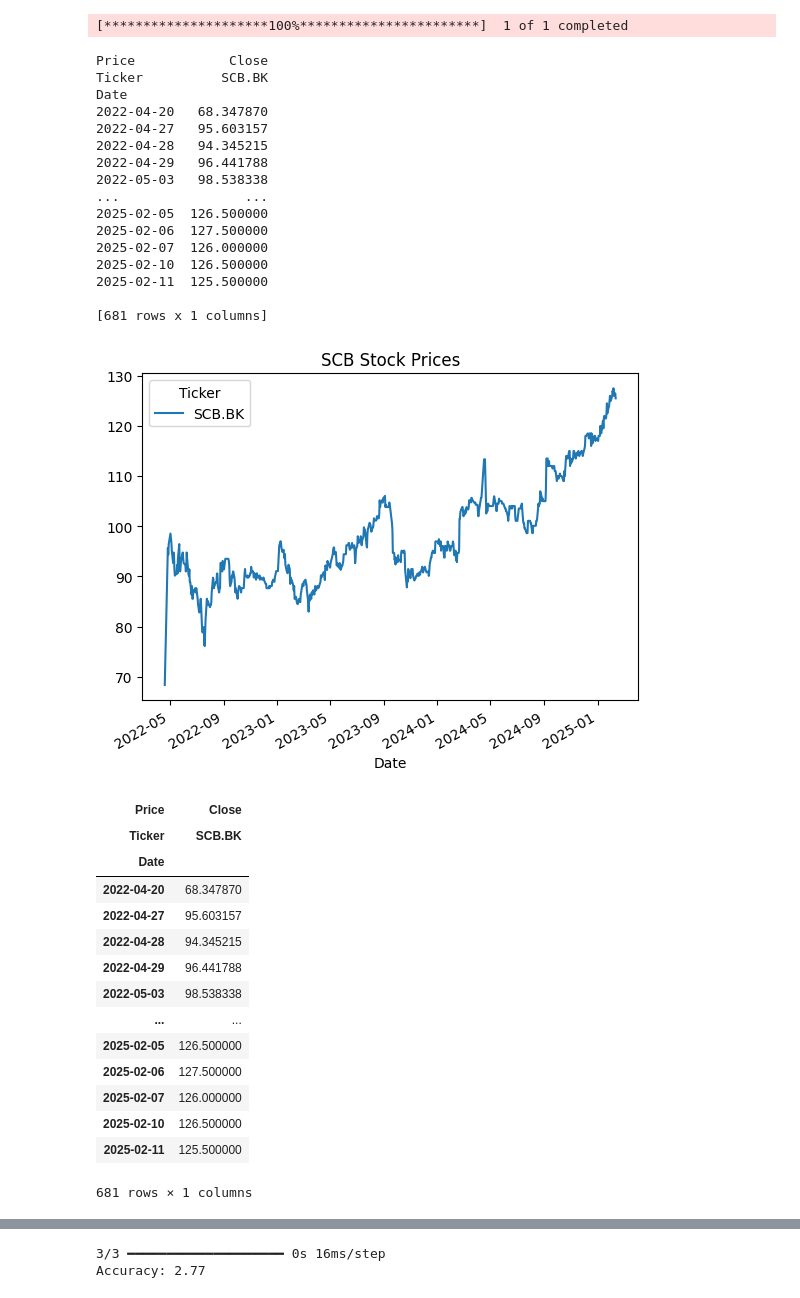
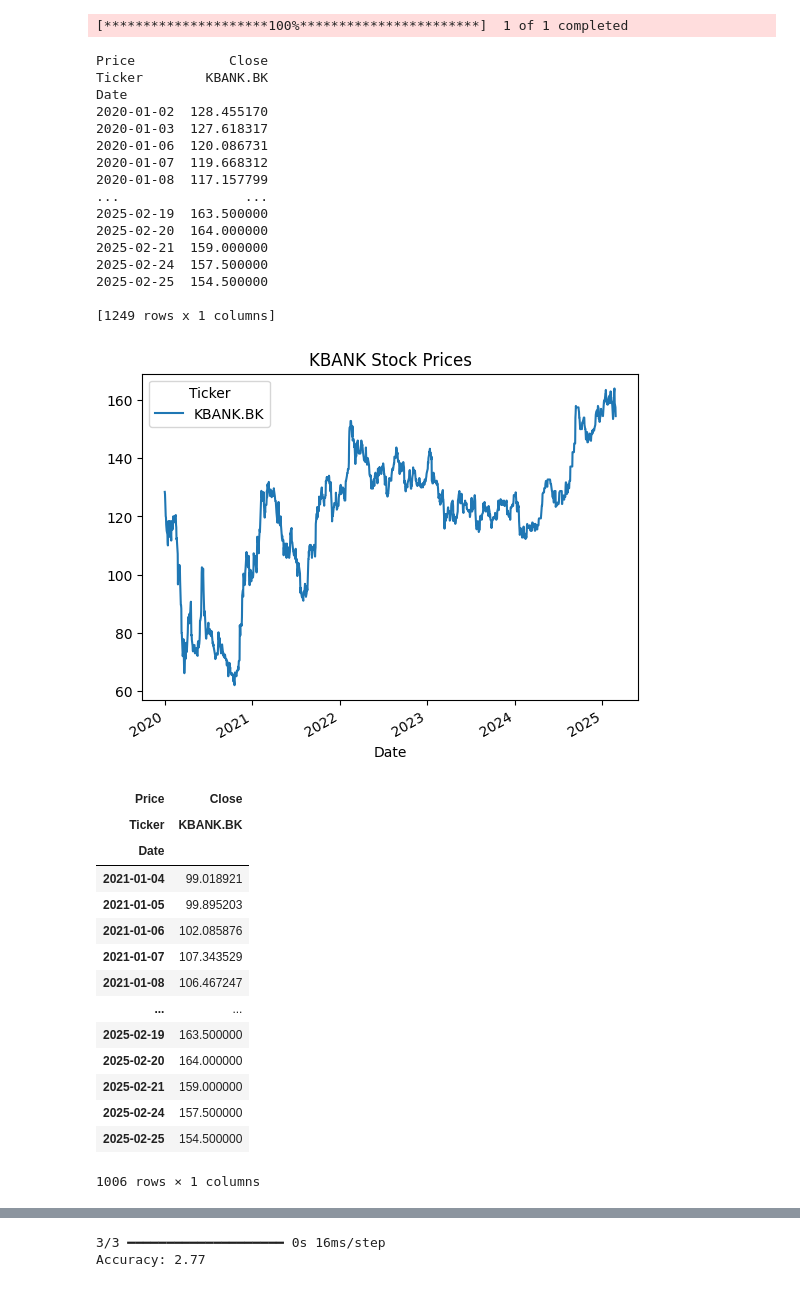
Before and after one commit to kninks/stockie-ml, a Jupyter notebook: Stockie.ipynb, the cells around one changed output, grey strips where cells are left out. Saved outputs shown, nothing was run; the diff lists cells and outputs as text; code cells hidden in the pictures.

Commit message:
stockie file updated

```diff
--- a/Stockie.ipynb
+++ b/Stockie.ipynb
@@ -17,7 +17,7 @@ from sklearn.metrics import mean_absolute_percentage_error, r2_score
 # Step 1: Download Stock Data
 
 # Choose a stock ticker symbol
-ticker = 'SCB.BK'
+ticker = 'KBANK.BK'
 
 # Download historical data from Yahoo Finance (period="5y")
 data = yf.download(ticker, start='2020-01-01', end=datetime.datetime.today().strftime('%Y-%m-%d'), auto_adjust=True) #show adjusted close price
@@ -28,45 +28,45 @@ print(data)
 # %% [output]
 [*********************100%***********************]  1 of 1 completed
 Price            Close
-Ticker          SCB.BK
+Ticker        KBANK.BK
 Date
-2022-04-20   68.347870
-2022-04-27   95.603157
-2022-04-28   94.345215
-2022-04-29   96.441788
-2022-05-03   98.538338
+2020-01-02  128.455170
+2020-01-03  127.618317
+2020-01-06  120.086731
+2020-01-07  119.668312
+2020-01-08  117.157799
 ...                ...
-2025-02-05  126.500000
-2025-02-06  127.500000
-2025-02-07  126.000000
-2025-02-10  126.500000
-2025-02-11  125.500000
+2025-02-19  163.500000
+2025-02-20  164.000000
+2025-02-21  159.000000
+2025-02-24  157.500000
+2025-02-25  154.500000
 
-[681 rows x 1 columns]
+[1249 rows x 1 columns]
 # %%
 data['Close'].plot()
-plt.title("SCB Stock Prices")
+plt.title("KBANK Stock Prices")
 plt.show()
 # %% [output]
-[figure, old version]
+[figure, new version]
 # %%
 data
 # %% [output]
 | Price | Close |
-| Ticker | SCB.BK |
+| Ticker | KBANK.BK |
 | Date |  |
-| 2022-04-20 | 68.347870 |
-| 2022-04-27 | 95.603157 |
-| 2022-04-28 | 94.345215 |
-| 2022-04-29 | 96.441788 |
-| 2022-05-03 | 98.538338 |
+| 2021-01-04 | 99.018921 |
+| 2021-01-05 | 99.895203 |
+| 2021-01-06 | 102.085876 |
+| 2021-01-07 | 107.343529 |
+| 2021-01-08 | 106.467247 |
 | ... | ... |
-| 2025-02-05 | 126.500000 |
-| 2025-02-06 | 127.500000 |
-| 2025-02-07 | 126.000000 |
-| 2025-02-10 | 126.500000 |
-| 2025-02-11 | 125.500000 |
+| 2025-02-19 | 163.500000 |
+| 2025-02-20 | 164.000000 |
+| 2025-02-21 | 159.000000 |
+| 2025-02-24 | 157.500000 |
+| 2025-02-25 | 154.500000 |
-681 rows × 1 columns
+1006 rows × 1 columns
 # %%
 # Step 2: Preprocess Data
 
```
Also changed, not shown: parts of 9 cells of this notebook, 1 other file.
